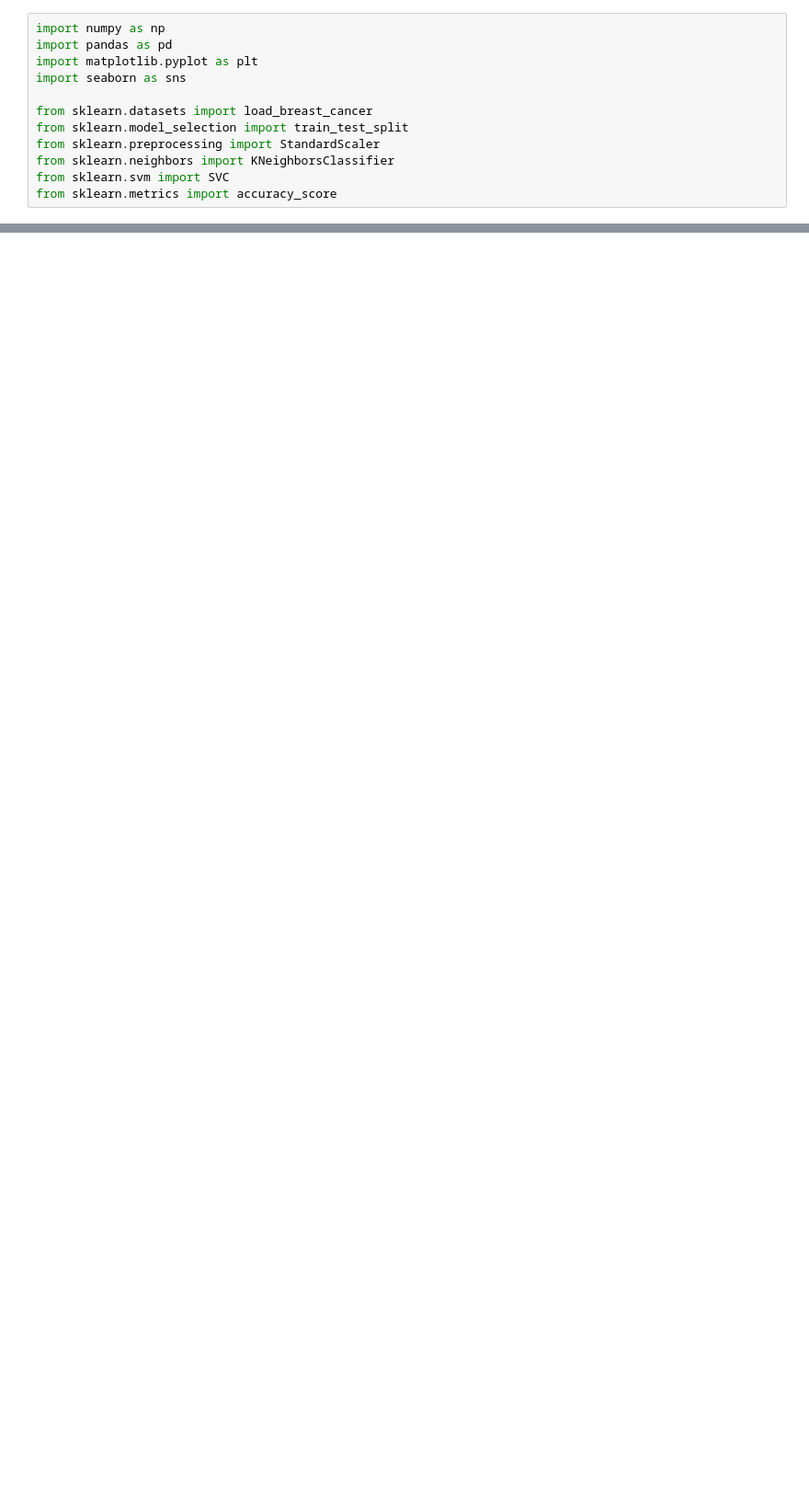
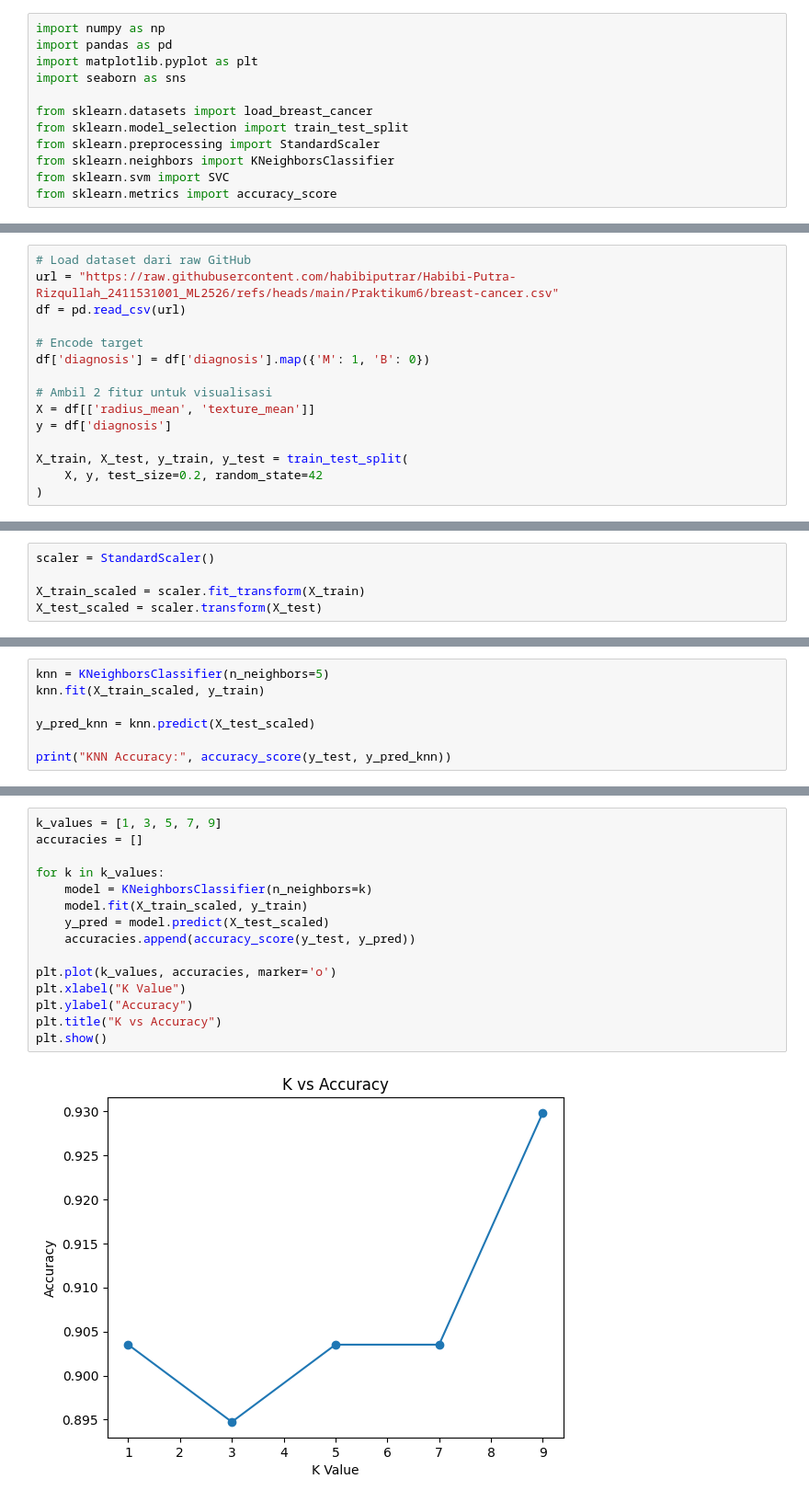
Before and after one commit to habibiputrar/Habibi-Putra-Rizqullah_2411531001_ML2526, a Jupyter notebook: Praktikum6/KNN_&_SVM_(Decision_Boundary_Visualization).ipynb, the cells around one changed output, grey strips where cells are left out. Shown at 92% size. Saved outputs shown, nothing was run; the diff lists cells and outputs as text; blank space fills up the shorter version.

```diff
--- a/Praktikum6/KNN_&_SVM_(Decision_Boundary_Visualization).ipynb
+++ b/Praktikum6/KNN_&_SVM_(Decision_Boundary_Visualization).ipynb
@@ -26,0 +19,15 @@ X_train, X_test, y_train, y_test = train_test_split(
+# %%
+# Load dataset dari raw GitHub
+url = "https://raw.githubusercontent.com/habibiputrar/Habibi-Putra-Rizqullah_2411531001_ML2526/refs/heads/main/Praktikum6/breast-cancer.csv"
+df = pd.read_csv(url)
+
+# Encode target
+df['diagnosis'] = df['diagnosis'].map({'M': 1, 'B': 0})
+
+# Ambil 2 fitur untuk visualisasi
+X = df[['radius_mean', 'texture_mean']]
+y = df['diagnosis']
+
+X_train, X_test, y_train, y_test = train_test_split(
+    X, y, test_size=0.2, random_state=42
+)
@@ -26,0 +36,5 @@ X_train, X_test, y_train, y_test = train_test_split(
+# %%
+scaler = StandardScaler()
+
+X_train_scaled = scaler.fit_transform(X_train)
+X_test_scaled = scaler.transform(X_test)
@@ -26,0 +43,7 @@ X_train, X_test, y_train, y_test = train_test_split(
+# %%
+knn = KNeighborsClassifier(n_neighbors=5)
+knn.fit(X_train_scaled, y_train)
+
+y_pred_knn = knn.predict(X_test_scaled)
+
+print("KNN Accuracy:", accuracy_score(y_test, y_pred_knn))
@@ -26,0 +54,17 @@ X_train, X_test, y_train, y_test = train_test_split(
+# %%
+k_values = [1, 3, 5, 7, 9]
+accuracies = []
+
+for k in k_values:
+    model = KNeighborsClassifier(n_neighbors=k)
+    model.fit(X_train_scaled, y_train)
+    y_pred = model.predict(X_test_scaled)
+    accuracies.append(accuracy_score(y_test, y_pred))
+
+plt.plot(k_values, accuracies, marker='o')
+plt.xlabel("K Value")
+plt.ylabel("Accuracy")
+plt.title("K vs Accuracy")
+plt.show()
+# %% [output]
+[figure, added]
```
Also changed, not shown: parts of 15 cells of this notebook.
